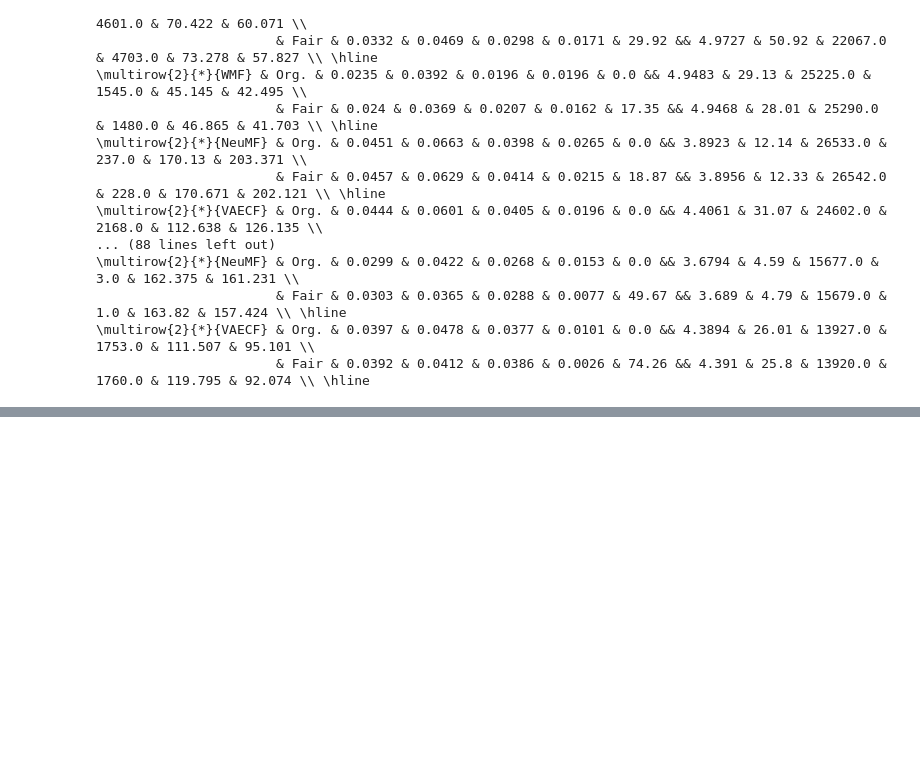
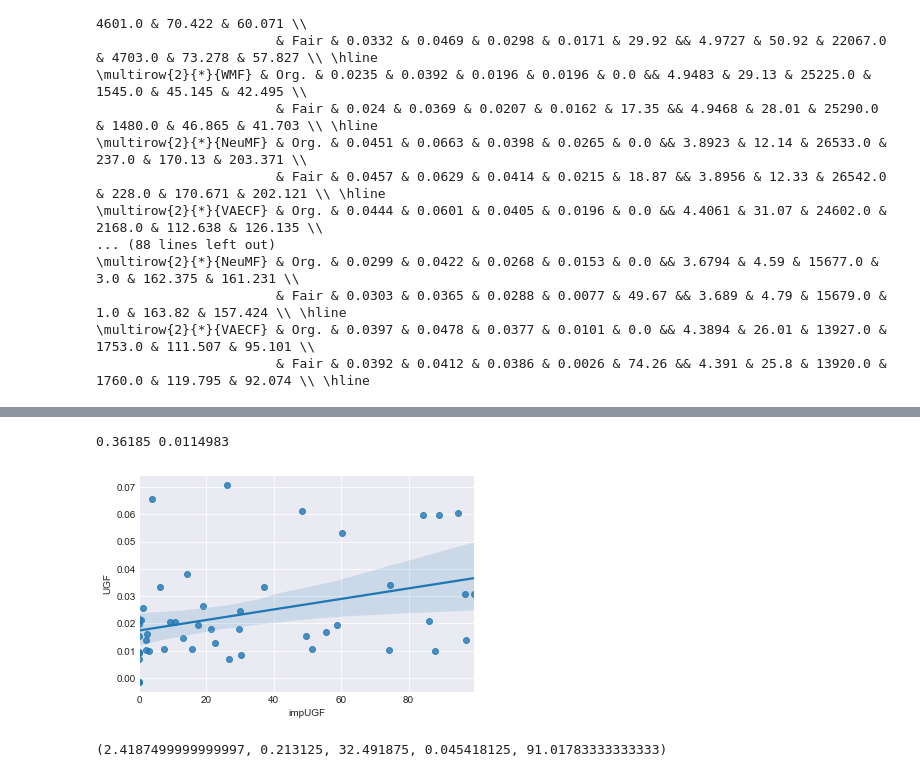
Before and after one commit to rahmanidashti/FairRecSys, a Jupyter notebook: analysis.ipynb, the cells around one changed output, grey strips where cells are left out. Saved outputs shown, nothing was run; the diff lists cells and outputs as text; code cells hidden in the pictures; blank space fills up the shorter version.

```diff
--- a/analysis.ipynb
+++ b/analysis.ipynb
@@ -176,6 +193,15 @@ UGF_org_df = boxplot_df[boxplot_df.Type == 'Original']['UGF']
 # %%
-# impUGF_fair_df.merge(UGF_org_df)
+### WILL BE CHECKED LATER
+
+impUGF_fair_df = boxplot_df[boxplot_df.Type == 'Fair']['impUGF']
+UGF_org_df = boxplot_df[boxplot_df.Type == 'Original']['UGF']
+
 sns.regplot(x=impUGF_fair_df, y=UGF_org_df)
 
-v, p = sp.stats.pearsonr(impUGF_fair_df, UGF_org_df)
-print(round(v, 5) , round(p, 7))
+# correlation between the UGF improvement on fair models and UGF on the original models
+# Pearson's correlation coefficient and Two-tailed p-value.
+pearsonr, pvalue = sp.stats.pearsonr(impUGF_fair_df, UGF_org_df)
+print(round(pearsonr, 5) , round(pvalue, 7))
+# %% [output]
+0.36185 0.0114983
+[figure, added]
@@ -184,3 +208,8 @@ avg_df = boxplot_df[boxplot_df.Type == 'Fair']
 # %%
+### NOT SURE WHERE WE NEEDED THEM
+# get the average on the improvement of NDCG, Novelty, UGF, and DeltaGap
+avg_df = boxplot_df[boxplot_df.Type == 'Fair']
 np.mean(avg_df.impNDCG), np.mean(avg_df.impNov), np.mean(avg_df.impUGF), np.mean(avg_df.impDeltaGap), np.mean(avg_df.avgDeltaGap)
+# %% [output]
+(2.4187499999999997, 0.213125, 32.491875, 0.045418125, 91.01783333333333)
 # %%
```
Also changed, not shown: parts of 42 cells of this notebook, 3 other files.
